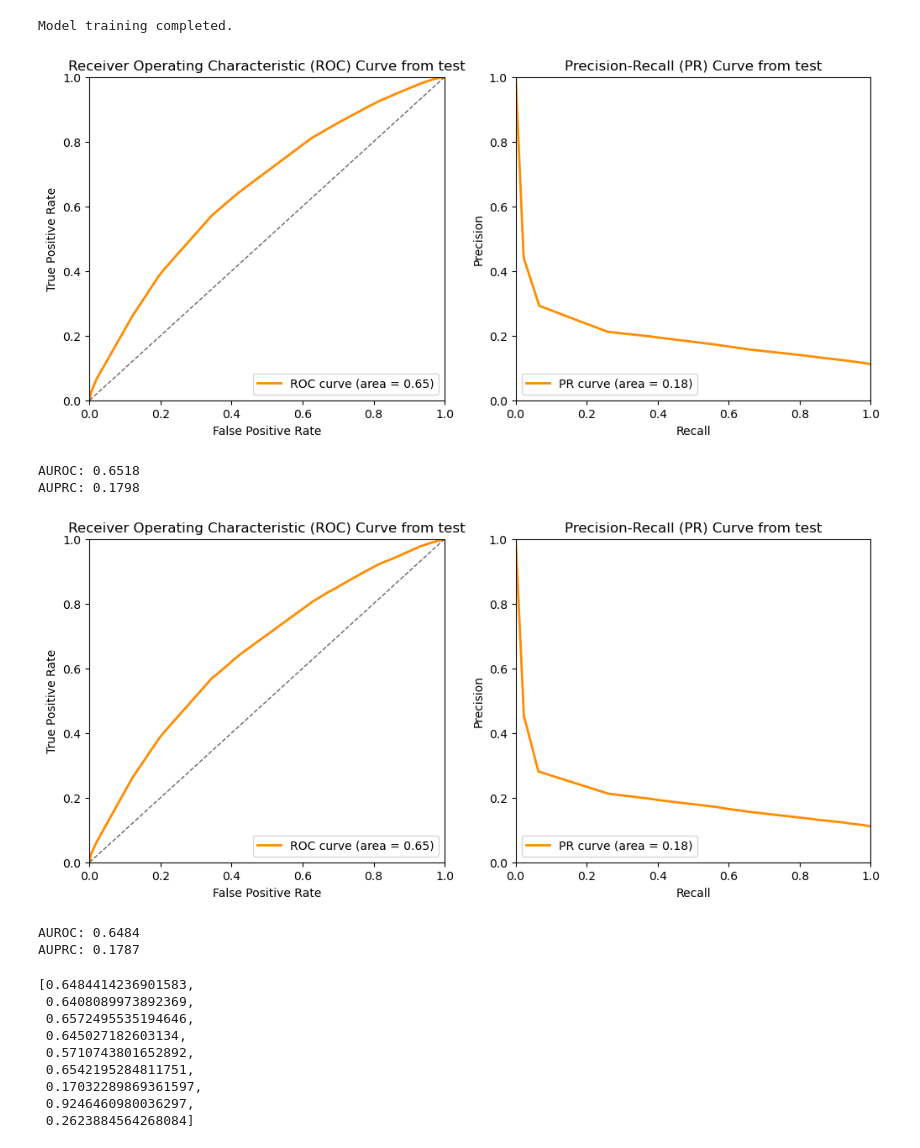
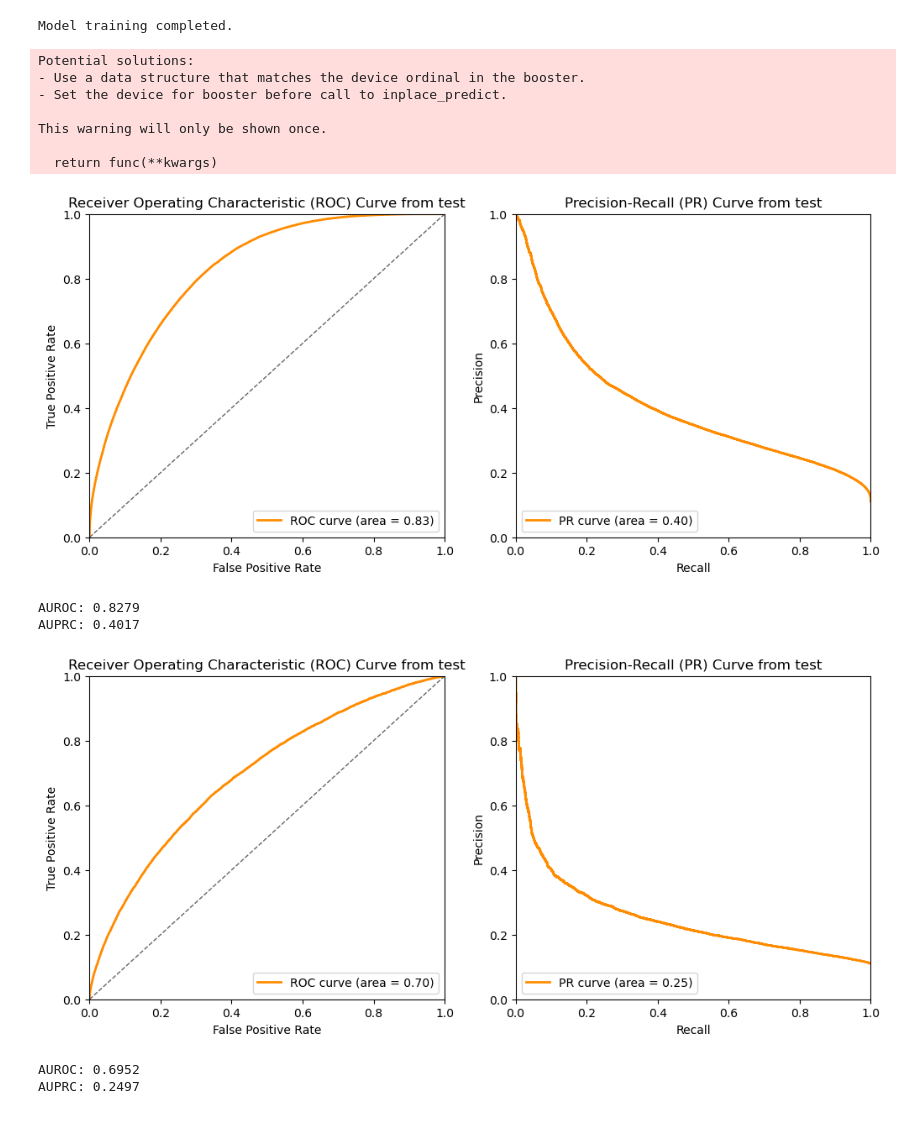
Before and after one commit to duxingx1a/ehr, a Jupyter notebook: train_single_model.ipynb, the cells around one changed output. Cells and saved outputs as stored; diff of their text form; code cells hidden in the pictures.

```diff
--- a/train_single_model.ipynb
+++ b/train_single_model.ipynb
@@ -1,48 +1,46 @@
 # %%
 from ehr_models import *
 import ehr_utils
 import pandas as pd
 # drop mean bayesian
-fill_method='bayesian'
+fill_method='mean'
 
 file_path = f'data_cleaned/ver-noelectrolyte-logtransform_{fill_method}.csv'
 
 X_train, X_test, Y_train, Y_test = ehr_utils.get_train_test(file_path, train_size=0.8, random_state=42)
 
 ## 需要测试哪个模型就取消注释对应的行,需要默认参数default=True，需要优化后的参数 默认=false
-default = True
+default = False
 # model = init_adaBoost(default_parm=default)
-model = init_decisionTree(default_parm=default)
+# model = init_decisionTree(default_parm=default)
 # model = init_gaussianNB(default_parm=default)
 # model = init_gradientBoosting(default_parm=default)
 # model = init_lightGBM(default_parm=default)
 # model = init_linearDiscriminantAnalysis(default_parm=default)
 # model = init_logisticRegression(default_parm=default)
 # model = init_MLPClassifier(default_parm=default)
 # model = init_randomForest(default_parm=default)
-# model = init_XGBoost(default_parm=default)
+model = init_XGBoost(default_parm=default)
 
 model.fit(X_train, Y_train)
 print("Model training completed.")
 Y_prob, Y_pred = ehr_utils.get_prediction_results(model, X_test)
 Ytrain_prob, Ytrain_pred = ehr_utils.get_prediction_results(model, X_train)
 ehr_utils.plot_roc_pr_curves(Y_train, Ytrain_prob, 'dt')
 ehr_utils.plot_roc_pr_curves(Y_test, Y_prob, 'xgb')
 ehr_utils.eval_model(Y_test, Y_prob, Y_pred)
 # %% [output]
 Model training completed.
+Potential solutions:
+- Use a data structure that matches the device ordinal in the booster.
+- Set the device for booster before call to inplace_predict.
+
+This warning will only be shown once.
+
+  return func(**kwargs)
-[figure, old version]
+[figure, new version]
-AUROC: 0.6518
-AUPRC: 0.1798
+AUROC: 0.8279
+AUPRC: 0.4017
-[figure, old version]
+[figure, new version]
-AUROC: 0.6484
-AUPRC: 0.1787
-[0.6484414236901583,
- 0.6408089973892369,
- 0.6572495535194646,
- 0.645027182603134,
- 0.5710743801652892,
- 0.6542195284811751,
- 0.17032289869361597,
- 0.9246460980036297,
- 0.2623884564268084]
+AUROC: 0.6952
+AUPRC: 0.2497
```
Also changed, not shown: parts of 1 cell of this notebook, 23 other files.
